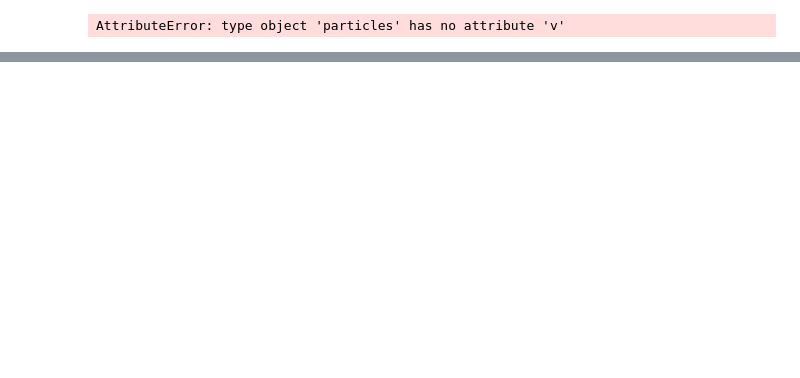
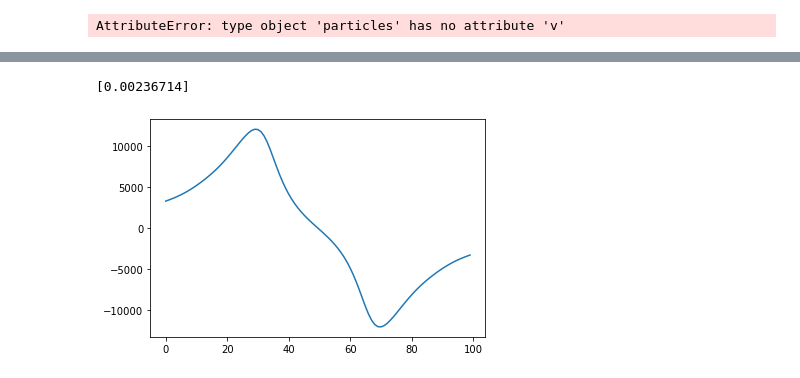
Before and after one commit to lexEjoosten/MOT-modelling, a Jupyter notebook: Optical Molasses Model.ipynb, the cells around one changed output, grey strips where cells are left out. Drawn from its saved outputs; the diff is of its cells as text; code cells hidden in the pictures; blank space fills up the shorter version.

```diff
--- a/Optical Molasses Model.ipynb
+++ b/Optical Molasses Model.ipynb
@@ -134 +154,4 @@ if True: #doppler along a given direction
+# %%
+particles.createuniform(T=0.5)
+Environment.aHHassym=rot()
 # %%
@@ -201,0 +279,6 @@ plt.show()
+# %%
+plt.plot(A[14950:15050])
+print(size)
+# %% [output]
+[0.00236714]
+[figure, added]
```
Also changed, not shown: parts of 19 cells of this notebook, 3 other files.
